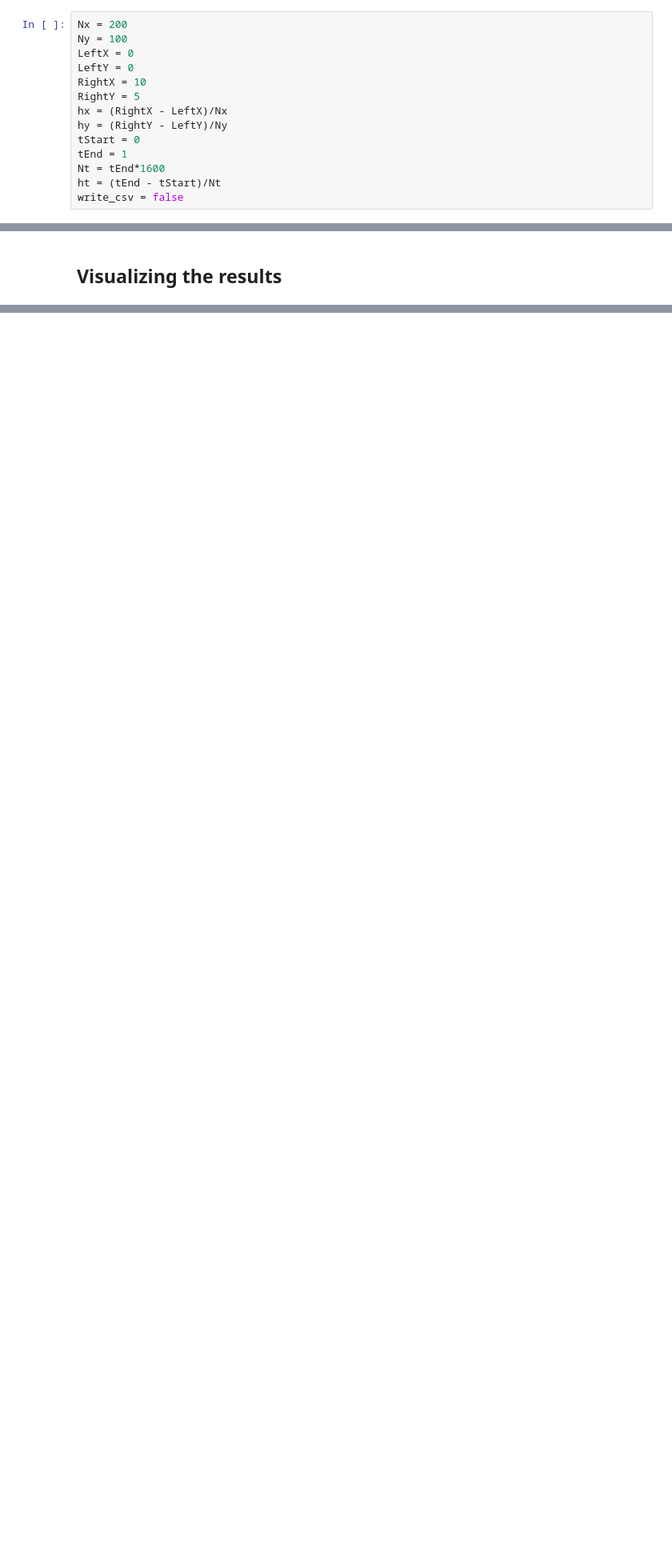
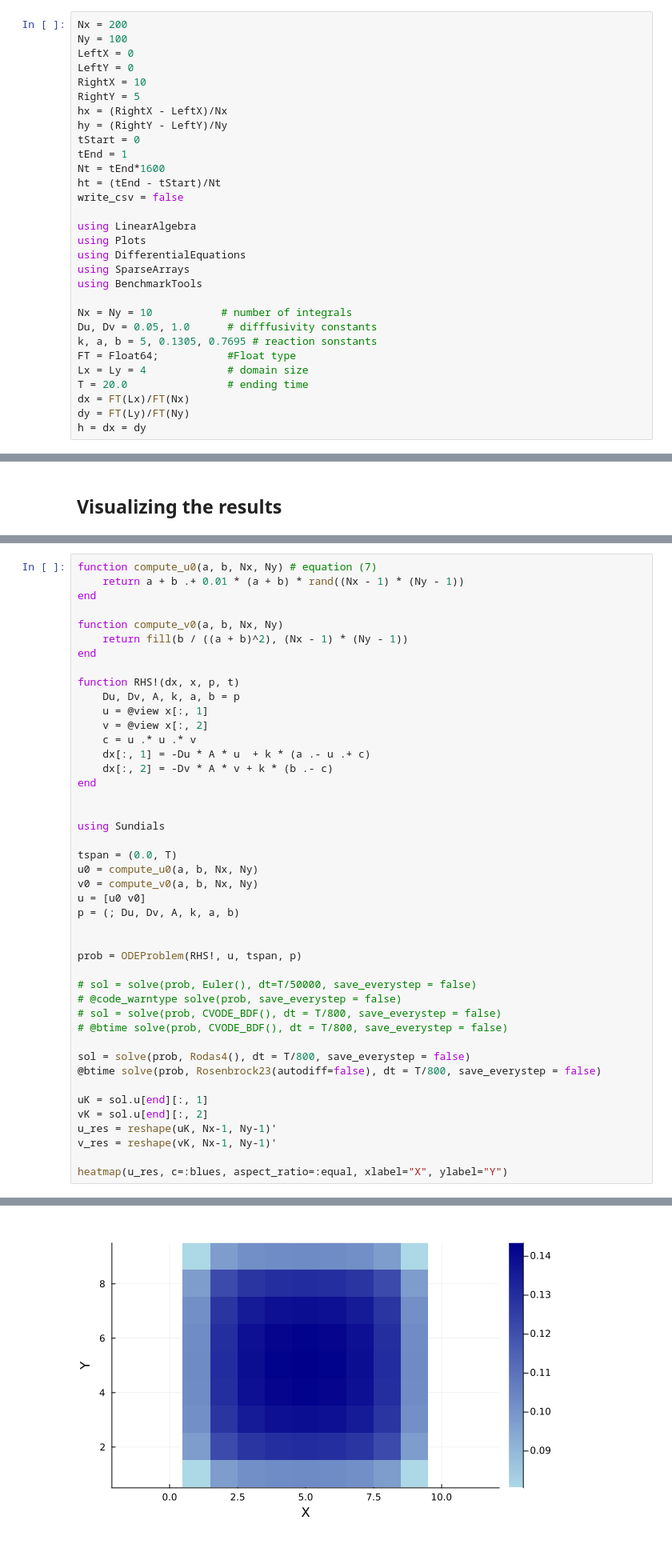
Before and after one commit to Miia852/Pattern-formation-in-sediment-transport-in-rivers, a Jupyter notebook: jupyter notebook/diffusion.ipynb, the cells around one changed output, grey strips where cells are left out. Shown at 80% size. Cells and saved outputs as stored; diff of their text form; blank space fills up the shorter version.

```diff
--- a/jupyter notebook/diffusion.ipynb
+++ b/jupyter notebook/diffusion.ipynb
@@ -48,4 +46,20 @@ tEnd = 1
 Nt = tEnd*1600
 ht = (tEnd - tStart)/Nt
 write_csv = false
+
+using LinearAlgebra
+using Plots
+using DifferentialEquations
+using SparseArrays
+using BenchmarkTools
+
+Nx = Ny = 10           # number of integrals
+Du, Dv = 0.05, 1.0      # difffusivity constants
+k, a, b = 5, 0.1305, 0.7695 # reaction sonstants
+FT = Float64;           #Float type
+Lx = Ly = 4             # domain size
+T = 20.0                # ending time
+dx = FT(Lx)/FT(Nx)
+dy = FT(Ly)/FT(Ny)
+h = dx = dy
 # %% [output]
@@ -190,0 +198,45 @@ heatmap(x_points, y_points, uEnd, xlim=(LeftX, RightX), ylim=(LeftY, RightY), or
+# %%
+function compute_u0(a, b, Nx, Ny) # equation (7)
+    return a + b .+ 0.01 * (a + b) * rand((Nx - 1) * (Ny - 1))
+end
+
+function compute_v0(a, b, Nx, Ny)
+    return fill(b / ((a + b)^2), (Nx - 1) * (Ny - 1))
+end
+
+function RHS!(dx, x, p, t)
+    Du, Dv, A, k, a, b = p
+    u = @view x[:, 1]
+    v = @view x[:, 2]
+    c = u .* u .* v
+    dx[:, 1] = -Du * A * u  + k * (a .- u .+ c)
+    dx[:, 2] = -Dv * A * v + k * (b .- c)
+end
+
+
+using Sundials
+
+tspan = (0.0, T)
+u0 = compute_u0(a, b, Nx, Ny)
+v0 = compute_v0(a, b, Nx, Ny)
+u = [u0 v0]
+p = (; Du, Dv, A, k, a, b)
+
+
+prob = ODEProblem(RHS!, u, tspan, p)
+
+# sol = solve(prob, Euler(), dt=T/50000, save_everystep = false)
+# @code_warntype solve(prob, save_everystep = false)
+# sol = solve(prob, CVODE_BDF(), dt = T/800, save_everystep = false)
+# @btime solve(prob, CVODE_BDF(), dt = T/800, save_everystep = false)
+
+sol = solve(prob, Rodas4(), dt = T/800, save_everystep = false)
+@btime solve(prob, Rosenbrock23(autodiff=false), dt = T/800, save_everystep = false)
+
+uK = sol.u[end][:, 1]
+vK = sol.u[end][:, 2]
+u_res = reshape(uK, Nx-1, Ny-1)'
+v_res = reshape(vK, Nx-1, Ny-1)'
+
+heatmap(u_res, c=:blues, aspect_ratio=:equal, xlabel="X", ylabel="Y")
+# %% [output]
@@ -190,0 +244 @@ heatmap(x_points, y_points, uEnd, xlim=(LeftX, RightX), ylim=(LeftY, RightY), or
+[figure, added]
```
Also changed, not shown: parts of 7 cells of this notebook, 1 other file.
